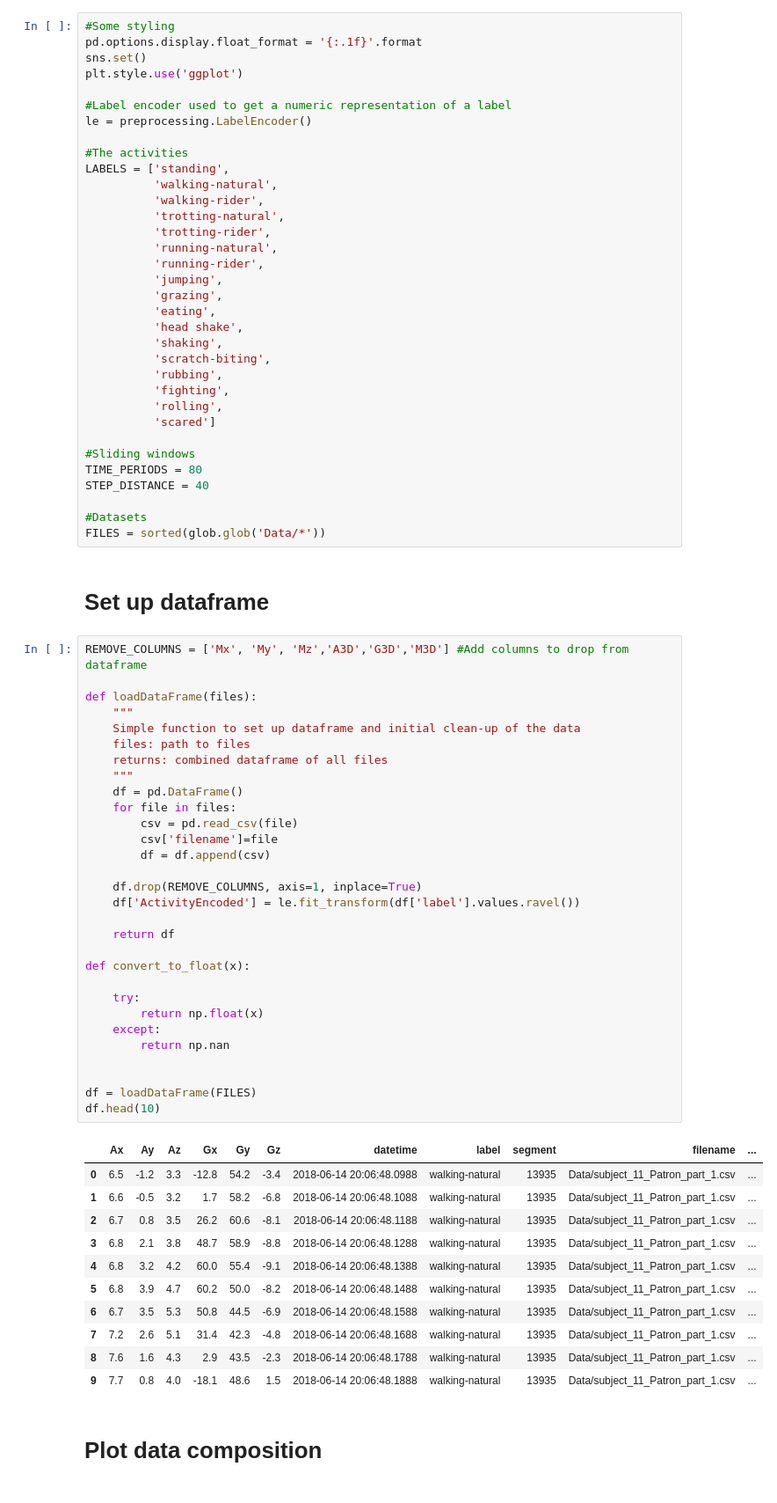
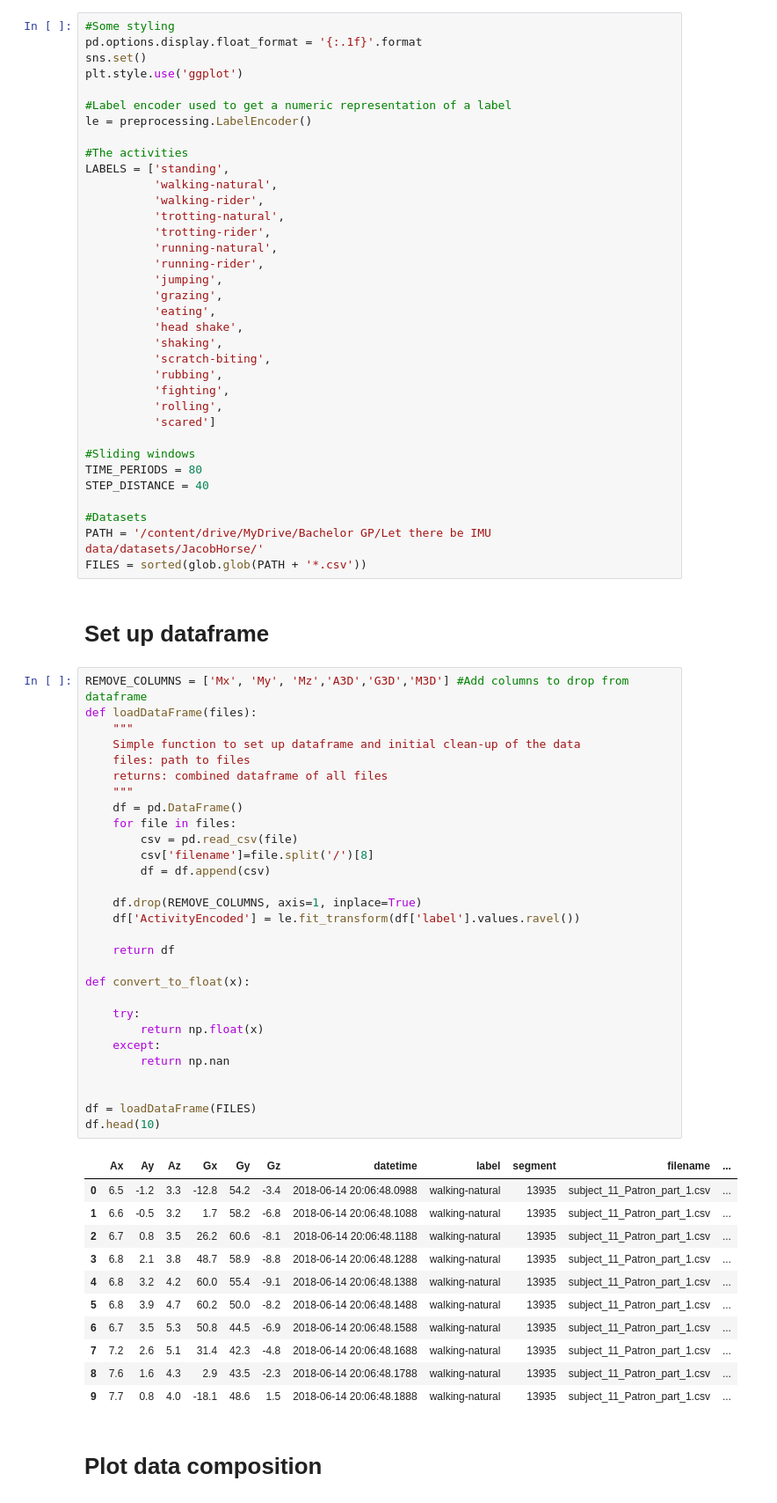
Before and after one commit to jacob-kamminga/AI_Sensus_thesis_experiments, a Jupyter notebook: Preprocessing.ipynb, the cells around one changed output. Shown at 88% size. Cells and saved outputs as stored; diff of their text form.

```diff
--- a/Preprocessing.ipynb
+++ b/Preprocessing.ipynb
@@ -53,51 +59,51 @@ TIME_PERIODS = 80
 STEP_DISTANCE = 40
 
 #Datasets
-FILES = sorted(glob.glob('Data/*'))
+PATH = '/content/drive/MyDrive/Bachelor GP/Let there be IMU data/datasets/JacobHorse/'
+FILES = sorted(glob.glob(PATH + '*.csv'))
 # %% [markdown]
 # Set up dataframe
 # %%
 REMOVE_COLUMNS = ['Mx', 'My', 'Mz','A3D','G3D','M3D'] #Add columns to drop from dataframe
-
 def loadDataFrame(files):
     """
     Simple function to set up dataframe and initial clean-up of the data
     files: path to files
     returns: combined dataframe of all files
     """
     df = pd.DataFrame()
     for file in files:
         csv = pd.read_csv(file)
-        csv['filename']=file
+        csv['filename']=file.split('/')[8]
         df = df.append(csv)
 
     df.drop(REMOVE_COLUMNS, axis=1, inplace=True)
     df['ActivityEncoded'] = le.fit_transform(df['label'].values.ravel())
 
     return df
 
 def convert_to_float(x):
 
     try:
         return np.float(x)
     except:
         return np.nan
 
 
 df = loadDataFrame(FILES)
 df.head(10)
 # %% [output]
 |  | Ax | Ay | Az | Gx | Gy | Gz | datetime | label | segment | filename | ... |
-| 0 | 6.5 | -1.2 | 3.3 | -12.8 | 54.2 | -3.4 | 2018-06-14 20:06:48.0988 | walking-natural | 13935 | Data/subject_11_Patron_part_1.csv | ... |
-| 1 | 6.6 | -0.5 | 3.2 | 1.7 | 58.2 | -6.8 | 2018-06-14 20:06:48.1088 | walking-natural | 13935 | Data/subject_11_Patron_part_1.csv | ... |
-| 2 | 6.7 | 0.8 | 3.5 | 26.2 | 60.6 | -8.1 | 2018-06-14 20:06:48.1188 | walking-natural | 13935 | Data/subject_11_Patron_part_1.csv | ... |
-| 3 | 6.8 | 2.1 | 3.8 | 48.7 | 58.9 | -8.8 | 2018-06-14 20:06:48.1288 | walking-natural | 13935 | Data/subject_11_Patron_part_1.csv | ... |
-| 4 | 6.8 | 3.2 | 4.2 | 60.0 | 55.4 | -9.1 | 2018-06-14 20:06:48.1388 | walking-natural | 13935 | Data/subject_11_Patron_part_1.csv | ... |
-| 5 | 6.8 | 3.9 | 4.7 | 60.2 | 50.0 | -8.2 | 2018-06-14 20:06:48.1488 | walking-natural | 13935 | Data/subject_11_Patron_part_1.csv | ... |
-| 6 | 6.7 | 3.5 | 5.3 | 50.8 | 44.5 | -6.9 | 2018-06-14 20:06:48.1588 | walking-natural | 13935 | Data/subject_11_Patron_part_1.csv | ... |
-| 7 | 7.2 | 2.6 | 5.1 | 31.4 | 42.3 | -4.8 | 2018-06-14 20:06:48.1688 | walking-natural | 13935 | Data/subject_11_Patron_part_1.csv | ... |
-| 8 | 7.6 | 1.6 | 4.3 | 2.9 | 43.5 | -2.3 | 2018-06-14 20:06:48.1788 | walking-natural | 13935 | Data/subject_11_Patron_part_1.csv | ... |
-| 9 | 7.7 | 0.8 | 4.0 | -18.1 | 48.6 | 1.5 | 2018-06-14 20:06:48.1888 | walking-natural | 13935 | Data/subject_11_Patron_part_1.csv | ... |
+| 0 | 6.5 | -1.2 | 3.3 | -12.8 | 54.2 | -3.4 | 2018-06-14 20:06:48.0988 | walking-natural | 13935 | subject_11_Patron_part_1.csv | ... |
+| 1 | 6.6 | -0.5 | 3.2 | 1.7 | 58.2 | -6.8 | 2018-06-14 20:06:48.1088 | walking-natural | 13935 | subject_11_Patron_part_1.csv | ... |
+| 2 | 6.7 | 0.8 | 3.5 | 26.2 | 60.6 | -8.1 | 2018-06-14 20:06:48.1188 | walking-natural | 13935 | subject_11_Patron_part_1.csv | ... |
+| 3 | 6.8 | 2.1 | 3.8 | 48.7 | 58.9 | -8.8 | 2018-06-14 20:06:48.1288 | walking-natural | 13935 | subject_11_Patron_part_1.csv | ... |
+| 4 | 6.8 | 3.2 | 4.2 | 60.0 | 55.4 | -9.1 | 2018-06-14 20:06:48.1388 | walking-natural | 13935 | subject_11_Patron_part_1.csv | ... |
+| 5 | 6.8 | 3.9 | 4.7 | 60.2 | 50.0 | -8.2 | 2018-06-14 20:06:48.1488 | walking-natural | 13935 | subject_11_Patron_part_1.csv | ... |
+| 6 | 6.7 | 3.5 | 5.3 | 50.8 | 44.5 | -6.9 | 2018-06-14 20:06:48.1588 | walking-natural | 13935 | subject_11_Patron_part_1.csv | ... |
+| 7 | 7.2 | 2.6 | 5.1 | 31.4 | 42.3 | -4.8 | 2018-06-14 20:06:48.1688 | walking-natural | 13935 | subject_11_Patron_part_1.csv | ... |
+| 8 | 7.6 | 1.6 | 4.3 | 2.9 | 43.5 | -2.3 | 2018-06-14 20:06:48.1788 | walking-natural | 13935 | subject_11_Patron_part_1.csv | ... |
+| 9 | 7.7 | 0.8 | 4.0 | -18.1 | 48.6 | 1.5 | 2018-06-14 20:06:48.1888 | walking-natural | 13935 | subject_11_Patron_part_1.csv | ... |
 # %% [markdown]
 # Plot data composition
 # %%
```
Also changed, not shown: parts of 17 cells of this notebook.
